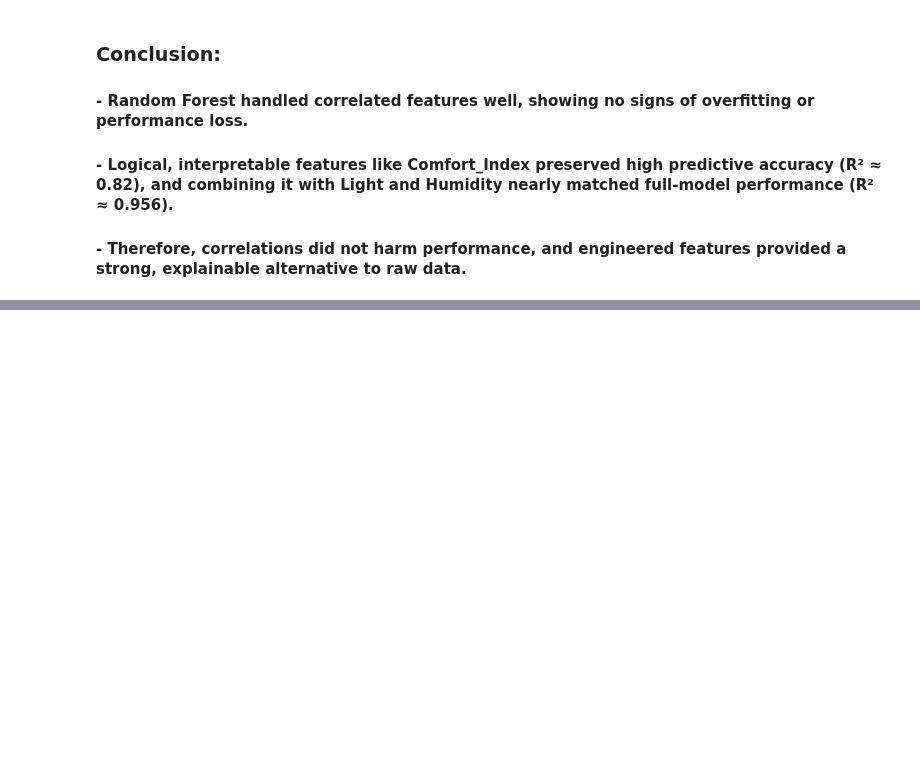
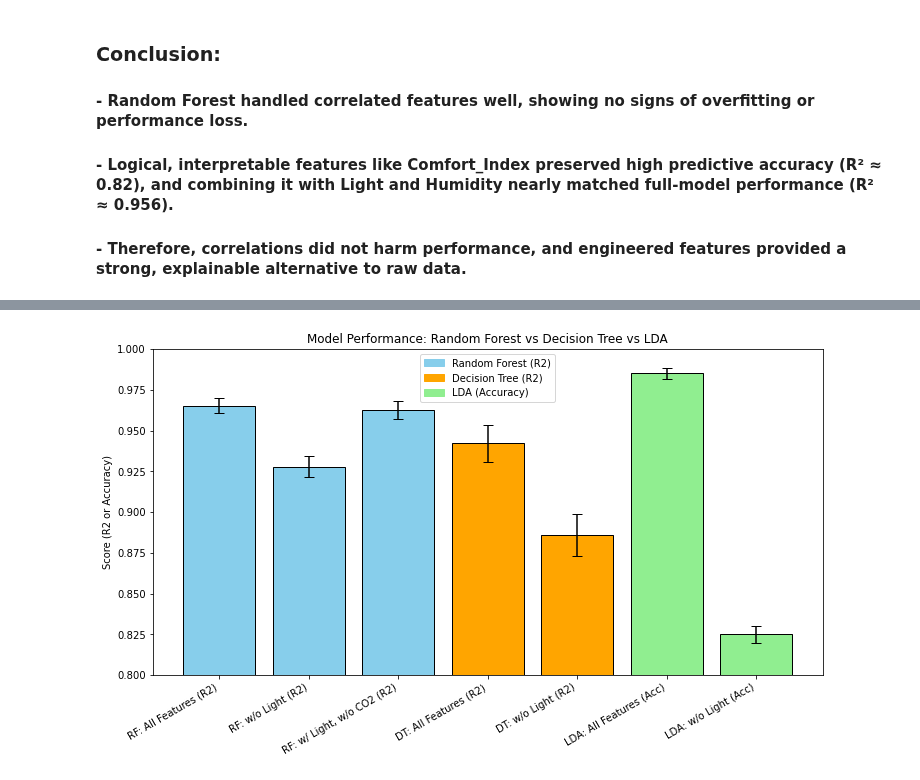
Before and after one commit to NoamShaphir/-MicroClimate, a Jupyter notebook: analysis.ipynb, the cells around one changed output, grey strips where cells are left out. Saved outputs shown, nothing was run; the diff lists cells and outputs as text; code cells hidden in the pictures; blank space fills up the shorter version.

Commit message:
Update analysis notebook with new plots

```diff
--- a/analysis.ipynb
+++ b/analysis.ipynb
@@ -1088,0 +1310,76 @@ df = df.drop(columns=['HumidityRatio'])
+# %%
+
+y = df['Occupancy']
+
+kf = KFold(n_splits=5, shuffle=True, random_state=42)
+
+results = {}
+
+# === Random Forest Regressor ===
+feature_sets_rf = {
+    "RF: All Features (R2)": ['Temperature', 'Humidity', 'Light', 'CO2'],
+    "RF: w/o Light (R2)": ['Temperature', 'Humidity', 'CO2'],
+    "RF: w/ Light, w/o CO2 (R2)": ['Temperature', 'Humidity', 'Light']
+}
+
+for name, features in feature_sets_rf.items():
+    X = df[features]
+    model = RandomForestRegressor(random_state=42, n_jobs=-1)
+    scores = cross_val_score(model, X, y, cv=kf, scoring='r2')
+    results[name] = (np.mean(scores), np.std(scores), "RF")
+
+# === Decision Tree Regressor ===
+feature_sets_dt = {
+    "DT: All Features (R2)": ['Temperature', 'Humidity', 'Light', 'CO2'],
+    "DT: w/o Light (R2)": ['Temperature', 'Humidity', 'CO2']
+}
+
+for name, features in feature_sets_dt.items():
+    X = df[features]
+    model = DecisionTreeRegressor(random_state=42)
+    scores = cross_val_score(model, X, y, cv=kf, scoring='r2')
+    results[name] = (np.mean(scores), np.std(scores), "DT")
+
+# === LDA Classifier ===
+feature_sets_lda = {
+    "LDA: All Features (Acc)": ['Temperature', 'Humidity', 'Light', 'CO2'],
+    "LDA: w/o Light (Acc)": ['Temperature', 'Humidity', 'CO2']
+}
+
+for name, features in feature_sets_lda.items():
+    X = df[features]
+    model = LinearDiscriminantAnalysis()
+    scores = cross_val_score(model, X, y, cv=kf, scoring='accuracy')
+    results[name] = (np.mean(scores), np.std(scores), "LDA")
+
+labels = list(results.keys())
+means = [results[label][0] for label in labels]
+stds = [results[label][1] for label in labels]
+models = [results[label][2] for label in labels]
+
+colors = []
+for m in models:
+    if m == "RF":
+        colors.append("skyblue")
+    elif m == "DT":
+        colors.append("orange")
+    else:
+        colors.append("lightgreen")
+
+plt.figure(figsize=(12,6))
+plt.bar(labels, means, yerr=stds, capsize=5, color=colors, edgecolor='black')
+
+plt.ylabel("Score (R2 or Accuracy)")
+plt.title("Model Performance: Random Forest vs Decision Tree vs LDA")
+plt.ylim(0.8,1)
+plt.xticks(rotation=30, ha="right")
+
+import matplotlib.patches as mpatches
+blue_patch = mpatches.Patch(color='skyblue', label='Random Forest (R2)')
+orange_patch = mpatches.Patch(color='orange', label='Decision Tree (R2)')
+green_patch = mpatches.Patch(color='lightgreen', label='LDA (Accuracy)')
+plt.legend(handles=[blue_patch, orange_patch, green_patch])
+
+plt.show()
+# %% [output]
+[figure, added]
```
Also changed, not shown: parts of 22 cells of this notebook.
